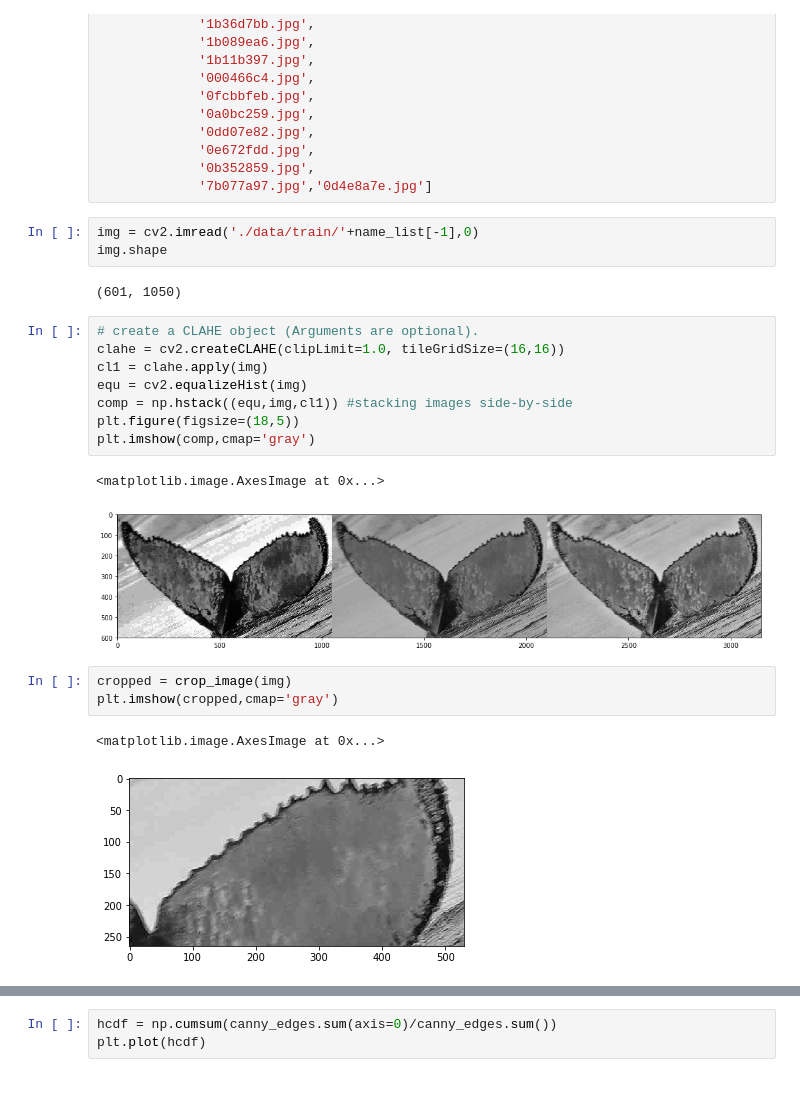
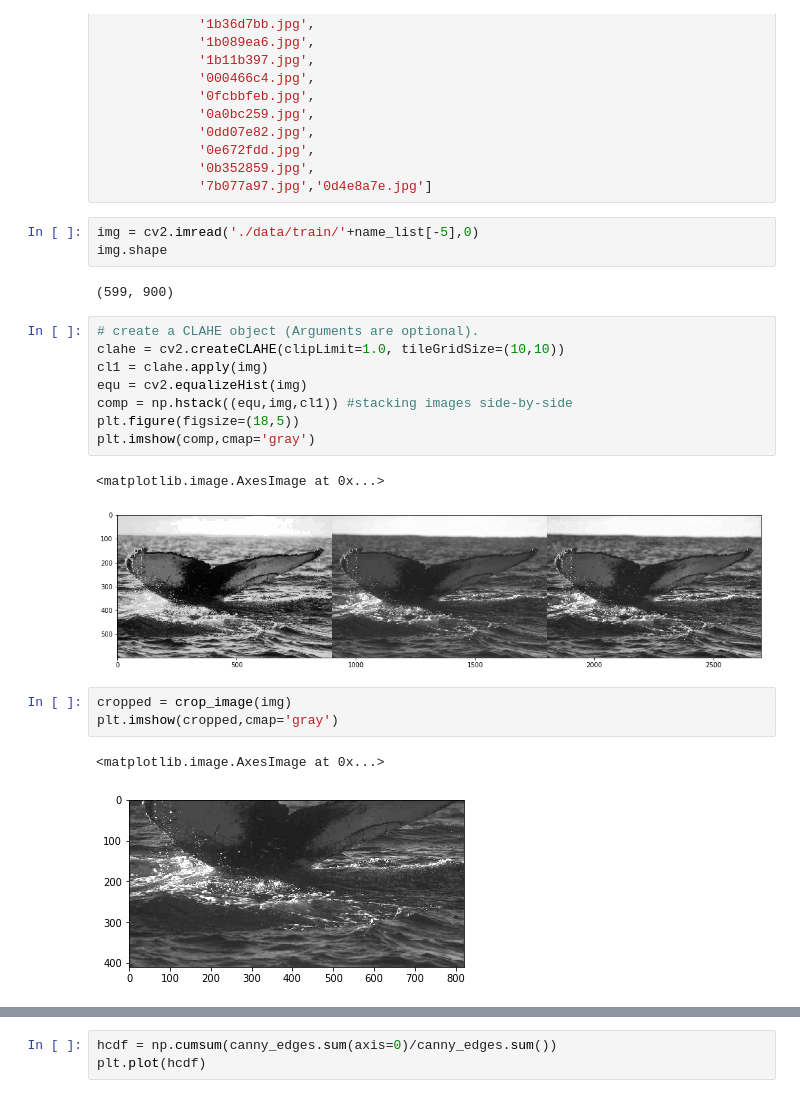
Before and after one commit to sealoving/Liang_Metis, a Jupyter notebook: Project_5/P5_image_preprocessing.ipynb, the cells around one changed output, grey strips where cells are left out. Cells and saved outputs as stored; diff of their text form.

Commit message:
Updated notebook for image preprocessing

```diff
--- a/Project_5/P5_image_preprocessing.ipynb
+++ b/Project_5/P5_image_preprocessing.ipynb
@@ -239,27 +174,27 @@ name_list = ['00f22419.jpg',
              '0b352859.jpg',
              '7b077a97.jpg','0d4e8a7e.jpg']
 # %%
-img = cv2.imread('./data/train/'+name_list[-1],0)
+img = cv2.imread('./data/train/'+name_list[-5],0)
 img.shape
 # %% [output]
-(601, 1050)
+(599, 900)
 # %%
 # create a CLAHE object (Arguments are optional).
-clahe = cv2.createCLAHE(clipLimit=1.0, tileGridSize=(16,16))
+clahe = cv2.createCLAHE(clipLimit=1.0, tileGridSize=(10,10))
 cl1 = clahe.apply(img)
 equ = cv2.equalizeHist(img)
 comp = np.hstack((equ,img,cl1)) #stacking images side-by-side
 plt.figure(figsize=(18,5))
 plt.imshow(comp,cmap='gray')
 # %% [output]
 <matplotlib.image.AxesImage at 0x...>
-[figure, old version]
+[figure, new version]
 # %%
 cropped = crop_image(img)
 plt.imshow(cropped,cmap='gray')
 # %% [output]
 <matplotlib.image.AxesImage at 0x...>
-[figure, old version]
+[figure, new version]
 # %%
 
 canny_edges = cv2.Canny(img,150,150)
```
Also changed, not shown: parts of 17 cells of this notebook.
